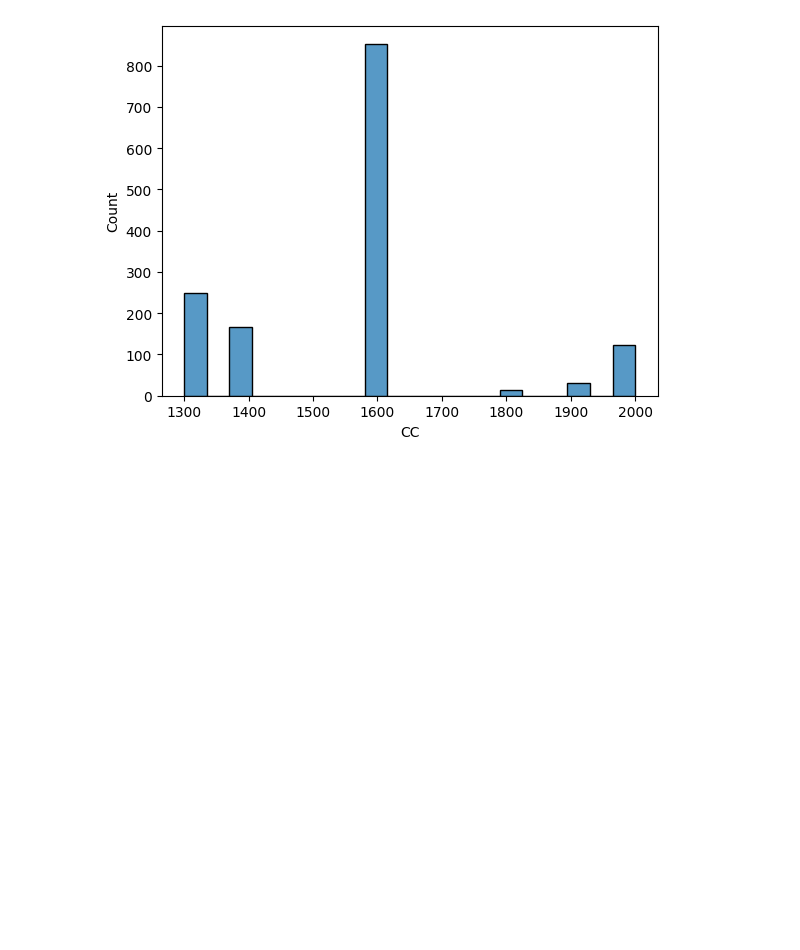
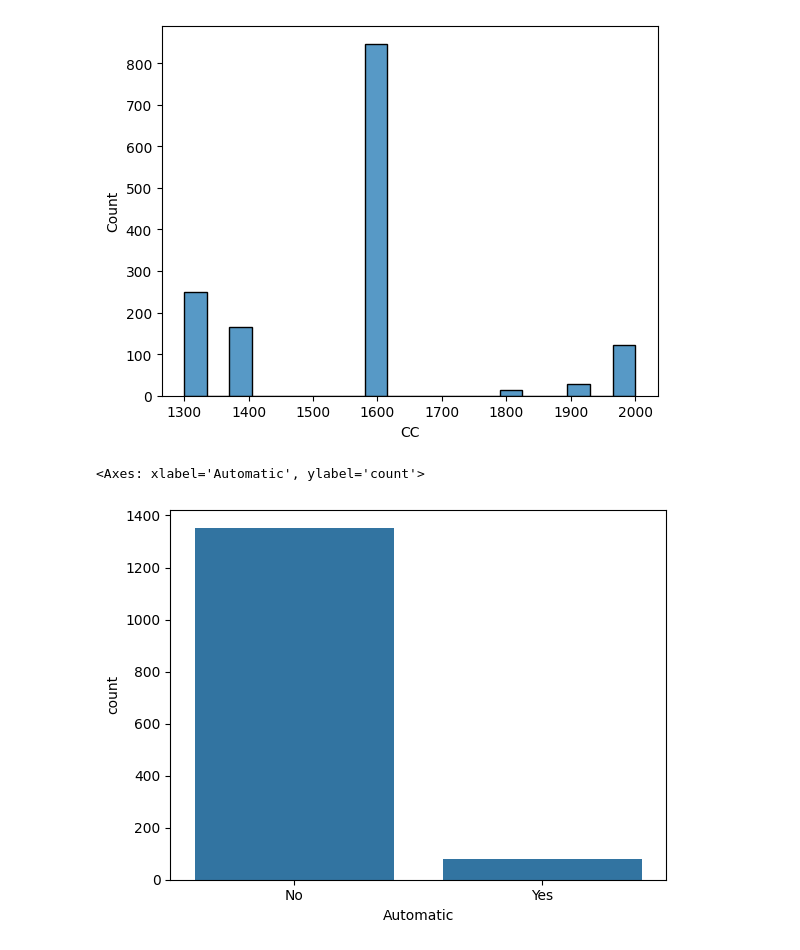
Before and after one commit to troopchris/csc5610base, a Jupyter notebook: ProjectM1/csc5610ProjectM1.ipynb, the cells around one changed output. Saved outputs shown, nothing was run; the diff lists cells and outputs as text; code cells hidden in the pictures; blank space fills up the shorter version.

```diff
--- a/ProjectM1/csc5610ProjectM1.ipynb
+++ b/ProjectM1/csc5610ProjectM1.ipynb
@@ -157,2 +167,2 @@ carPrice_df.loc[carPrice_df['CC'] == 16000]
 # %%
-carPrice_df.drop(80)
+carPrice_df = carPrice_df.drop({80, 171, 244, 301, 203, 271, 277, 335})
@@ -163,3 +171,8 @@ sns.histplot(carPrice_df["CC"])
 # %% [output]
 <Axes: xlabel='CC', ylabel='Count'>
 [figure]
+# %%
+sns.countplot(data=carPrice_df, x="Automatic")
+# %% [output]
+<Axes: xlabel='Automatic', ylabel='count'>
+[figure, added]
```
Also changed, not shown: parts of 17 cells of this notebook, 7 other files.
